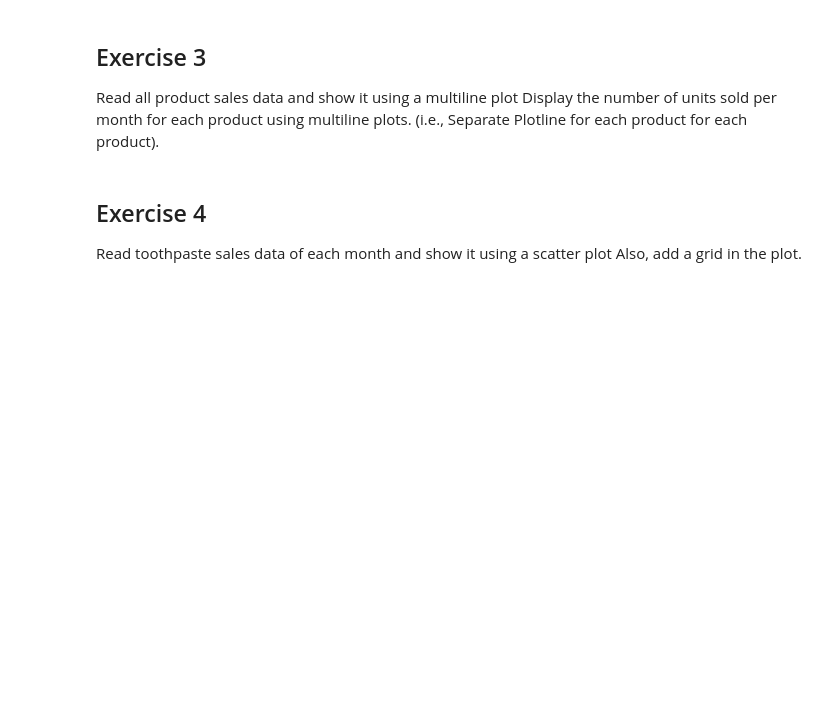
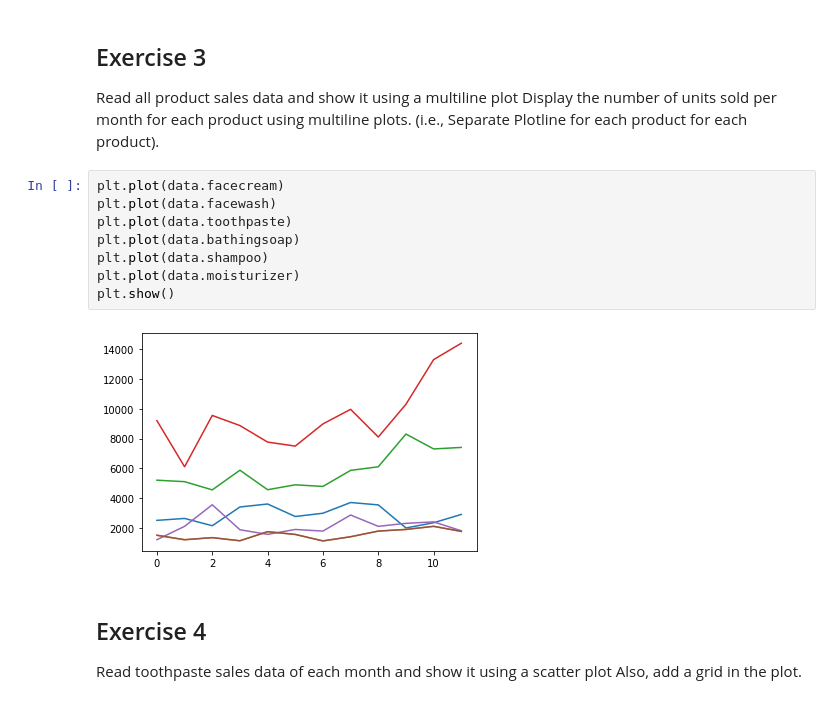
Before and after one commit to manureini/DataScienceSS20, a Jupyter notebook: Exercises/1_b_MatplotLib.ipynb, the cells around one changed output. Cells and saved outputs as stored; diff of their text form; blank space fills up the shorter version.

```diff
--- a/Exercises/1_b_MatplotLib.ipynb
+++ b/Exercises/1_b_MatplotLib.ipynb
@@ -49,6 +74,16 @@ Generated line plot must include following Style properties:
 ## Exercise 3
 Read all product sales data and show it  using a multiline plot
 Display the number of units sold per month for each product using multiline plots. (i.e., Separate Plotline for each product for each product).
+# %%
+plt.plot(data.facecream)
+plt.plot(data.facewash)
+plt.plot(data.toothpaste)
+plt.plot(data.bathingsoap)
+plt.plot(data.shampoo)
+plt.plot(data.moisturizer)
+plt.show()
+# %% [output]
+[figure, added]
 # %% [markdown]
 ## Exercise 4
 Read toothpaste sales data of each month and show it using a scatter plot
```
Also changed, not shown: parts of 9 cells of this notebook.
